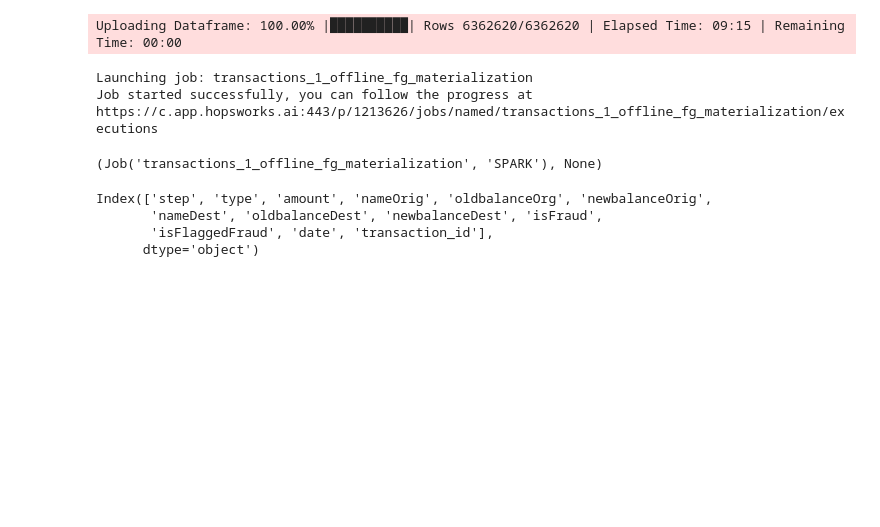
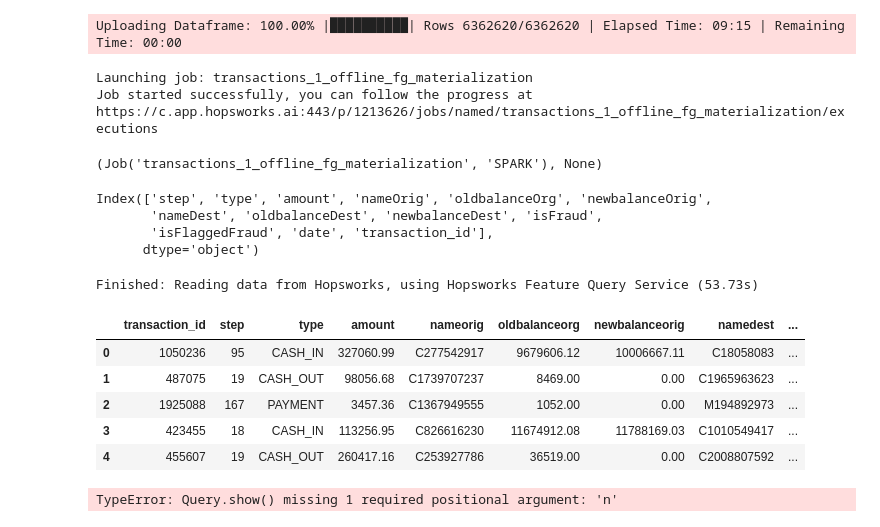
Before and after one commit to canterville184/FraudDetection, a Jupyter notebook: FraudDetection_feature_pipeline.ipynb, the cells around one changed output. Drawn from its saved outputs; the diff is of its cells as text; code cells hidden in the pictures; blank space fills up the shorter version.

```diff
--- a/FraudDetection_feature_pipeline.ipynb
+++ b/FraudDetection_feature_pipeline.ipynb
@@ -129,7 +153,28 @@ feature_descriptions = [
     {"name": "newbalancedest", "description": "new balance recipient after the transaction. Note that there is not information for customers that start with M (Merchants)"},
     {"name": "isfraud", "description": "fraudulent behavior of the agents aims to profit by taking control or customers accounts and try to empty the funds by transferring to another account and then cashing out of the system"},
     {"name": "isflaggedfraud", "description": "An illegal attempt in this dataset is an attempt to transfer more than 200.000 in a single transaction"},
+    {"name": "state", "description": "state where transaction happened"},
+    {"name": "zipcode", "description": "zipcode where transaction happened"}
 ]
 
 for desc in feature_descriptions:
     trans_fg.update_feature_description(desc["name"], desc["description"])
+# %%
+# Select features for training data
+data_cols = ['transaction_id', 'step', 'type', 'amount', 'nameOrig', 'oldbalanceOrg', 'newbalanceOrig',
+       'nameDest', 'oldbalanceDest', 'newbalanceDest', 'isFraud',
+       'isFlaggedFraud', 'date']
+selected_features = trans_fg.select(data_cols)
+selected_features.show(5)
+# %% [output]
+Finished: Reading data from Hopsworks, using Hopsworks Feature Query Service (53.73s)
+|  | transaction_id | step | type | amount | nameorig | oldbalanceorg | newbalanceorig | namedest | ... |
+| 0 | 1050236 | 95 | CASH_IN | 327060.99 | C277542917 | 9679606.12 | 10006667.11 | C18058083 | ... |
+| 1 | 487075 | 19 | CASH_OUT | 98056.68 | C1739707237 | 8469.00 | 0.00 | C1965963623 | ... |
+| 2 | 1925088 | 167 | PAYMENT | 3457.36 | C1367949555 | 1052.00 | 0.00 | M194892973 | ... |
+| 3 | 423455 | 18 | CASH_IN | 113256.95 | C826616230 | 11674912.08 | 11788169.03 | C1010549417 | ... |
+| 4 | 455607 | 19 | CASH_OUT | 260417.16 | C253927786 | 36519.00 | 0.00 | C2008807592 | ... |
+# %%
+type(selected_features.s)
+# %% [output]
+TypeError: Query.show() missing 1 required positional argument: 'n'
```
Also changed, not shown: parts of 5 cells of this notebook.
